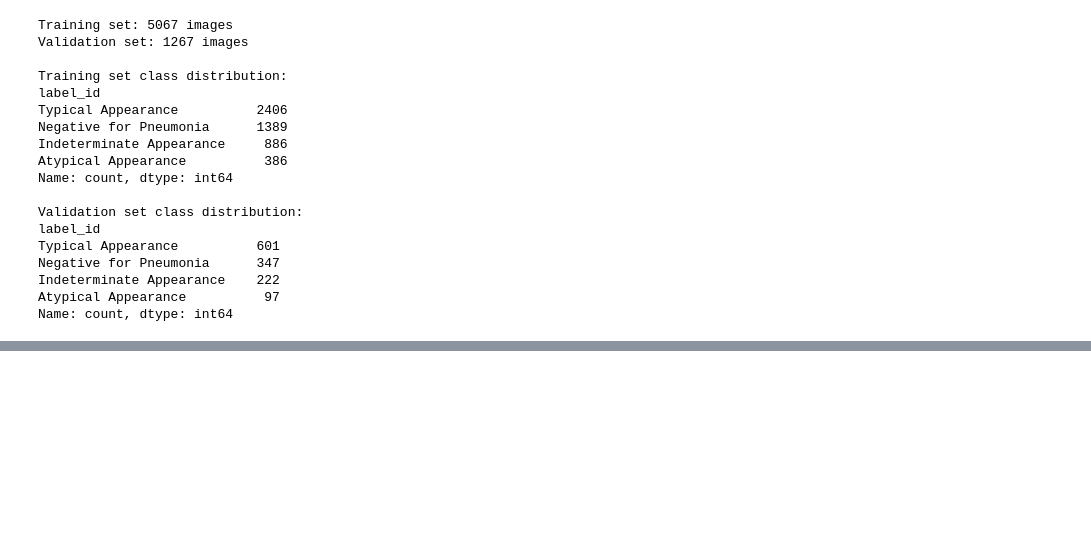
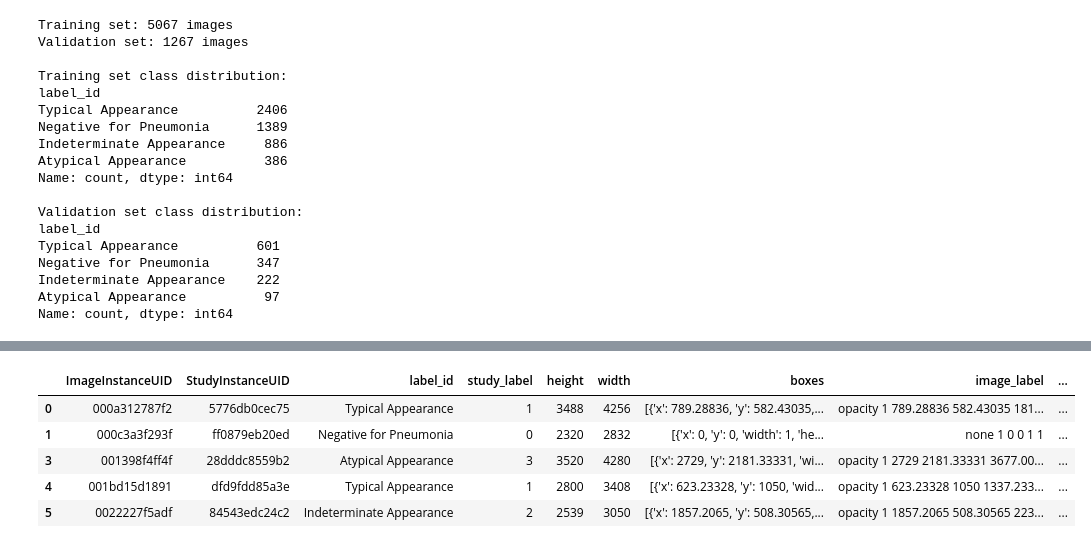
Before and after one commit to alexdancer/Covid19-Image-Classification, a Jupyter notebook: Covid19_DataPrep.ipynb, the cells around one changed output, grey strips where cells are left out. Cells and saved outputs as stored; diff of their text form; code cells hidden in the pictures; blank space fills up the shorter version.

```diff
--- a/Covid19_DataPrep.ipynb
+++ b/Covid19_DataPrep.ipynb
@@ -321,3 +321,12 @@ Data Preparation Summary:
   Classes: ['Typical Appearance', 'Negative for Pneumonia', 'Atypical Appearance', 'Indeterminate Appearance']
 
 Data preparation complete! Ready for model training.
+# %%
+train_split_df.head()
+# %% [output]
+|  | ImageInstanceUID | StudyInstanceUID | label_id | study_label | height | width | boxes | image_label | ... |
+| 0 | 000a312787f2 | 5776db0cec75 | Typical Appearance | 1 | 3488 | 4256 | [{'x': 789.28836, 'y': 582.43035,... | opacity 1 789.28836 582.43035 181... | ... |
+| 1 | 000c3a3f293f | ff0879eb20ed | Negative for Pneumonia | 0 | 2320 | 2832 | [{'x': 0, 'y': 0, 'width': 1, 'he... | none 1 0 0 1 1 | ... |
+| 3 | 001398f4ff4f | 28dddc8559b2 | Atypical Appearance | 3 | 3520 | 4280 | [{'x': 2729, 'y': 2181.33331, 'wi... | opacity 1 2729 2181.33331 3677.00... | ... |
+| 4 | 001bd15d1891 | dfd9fdd85a3e | Typical Appearance | 1 | 2800 | 3408 | [{'x': 623.23328, 'y': 1050, 'wid... | opacity 1 623.23328 1050 1337.233... | ... |
+| 5 | 0022227f5adf | 84543edc24c2 | Indeterminate Appearance | 2 | 2539 | 3050 | [{'x': 1857.2065, 'y': 508.30565,... | opacity 1 1857.2065 508.30565 223... | ... |
```
Also changed, not shown: parts of 3 cells of this notebook, 16 other files.
